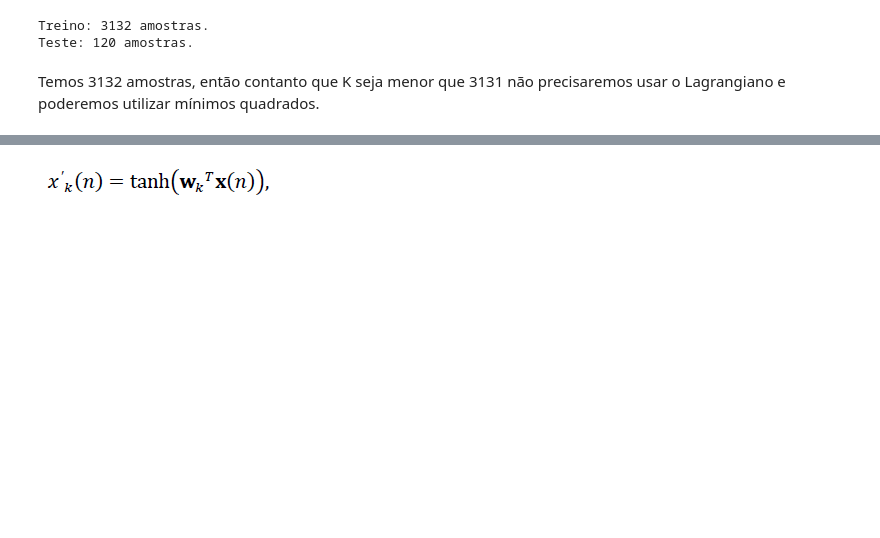
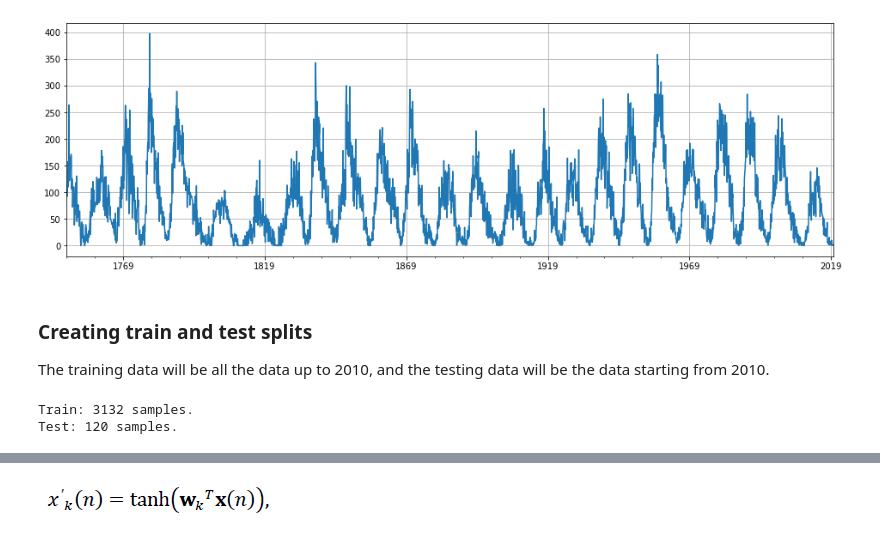
Before and after one commit to Kotzly/IA048_2s2020, a Jupyter notebook: Ex 1/Ex 1.ipynb, the cells around one changed output, grey strips where cells are left out. Drawn from its saved outputs; the diff is of its cells as text; code cells hidden in the pictures; blank space fills up the shorter version.

```diff
--- a/Ex 1/Ex 1.ipynb
+++ b/Ex 1/Ex 1.ipynb
@@ -23,10 +117,17 @@ data.head(3)
+# %%
+plt.figure(figsize=(16, 5))
+data.sunspots.plot()
+plt.grid()
+# %% [output]
+[figure, added]
+# %% [markdown]
+### Creating train and test splits
+The training data will be all the data up to 2010, and the testing data will be the data starting from 2010.
 # %%
 train_split = data.query("Year < 2010").sunspots.values.reshape(-1, 1)
 test_split = data.query("Year >= 2010").sunspots.values.reshape(-1, 1)
-print("Treino:", len(train_split), "amostras.")
-print("Teste:", len(test_split), "amostras.")
+print("Train:", len(train_split), "samples.")
+print("Test:", len(test_split), "samples.")
 # %% [output]
-Treino: 3132 amostras.
-Teste: 120 amostras.
+Train: 3132 samples.
+Test: 120 samples.
-# %% [markdown]
-Temos 3132 amostras, então contanto que K seja menor que 3131 não precisaremos usar o Lagrangiano e poderemos utilizar mínimos quadrados.
```
Also changed, not shown: parts of 34 cells of this notebook.
